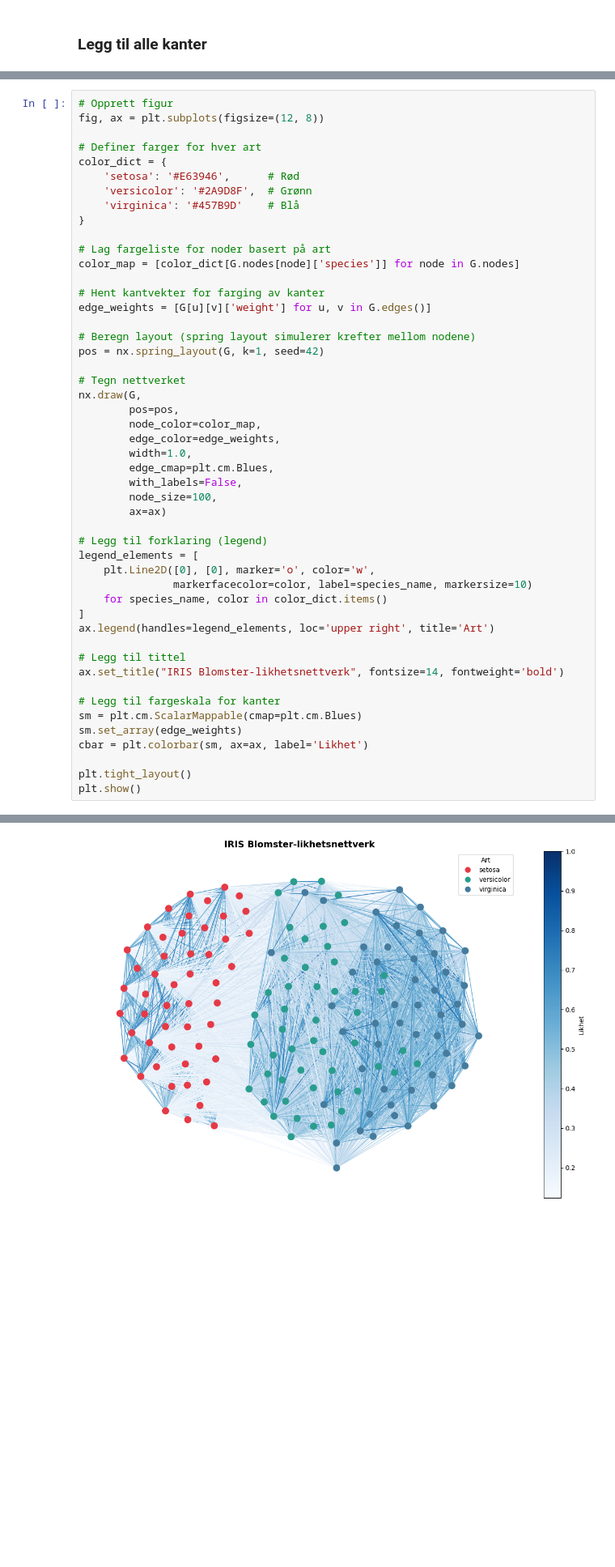
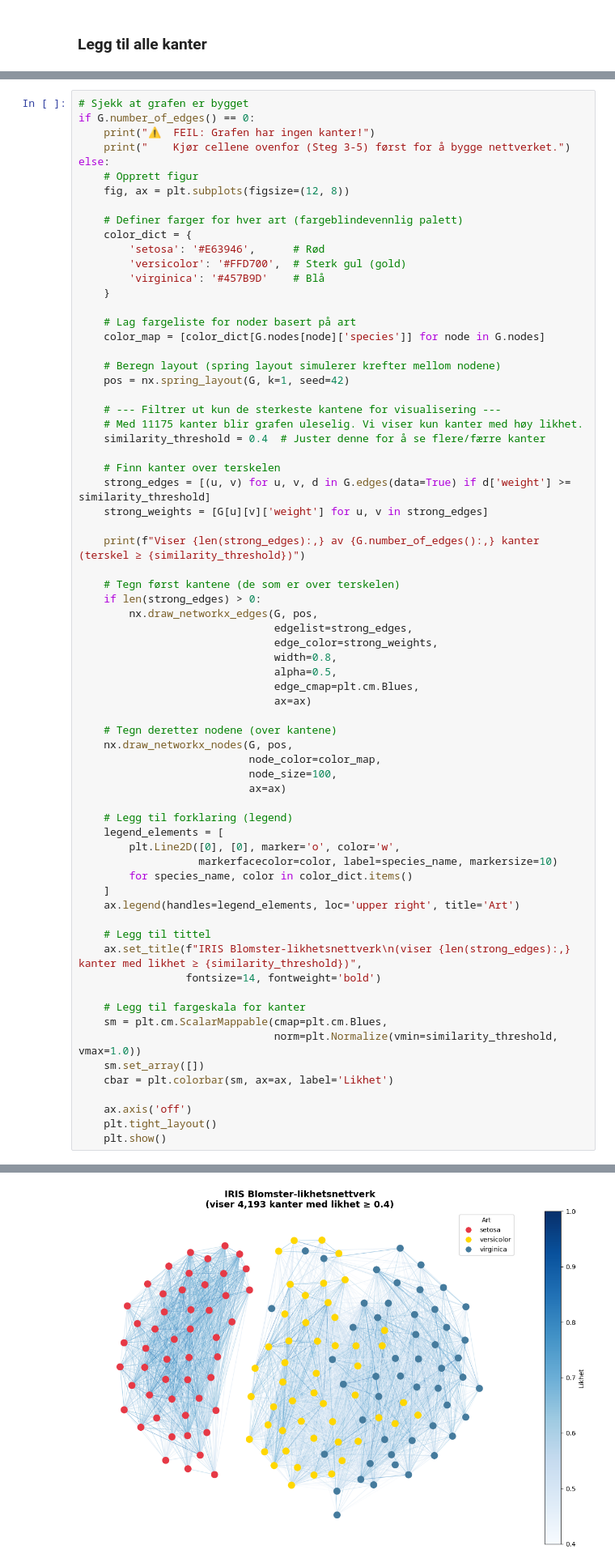
Before and after one commit to arvidl/ELMED219-2026, a Jupyter notebook: Lab1-NetworkSci-PSN/notebooks/02-pasient_likhetsnettverk_iris.ipynb, the cells around one changed output, grey strips where cells are left out. Shown at 81% size. Cells and saved outputs as stored; diff of their text form; blank space fills up the shorter version.

```diff
--- a/Lab1-NetworkSci-PSN/notebooks/02-pasient_likhetsnettverk_iris.ipynb
+++ b/Lab1-NetworkSci-PSN/notebooks/02-pasient_likhetsnettverk_iris.ipynb
@@ -271,52 +389,72 @@ Eksempler på kantvekter (likhet):
 
 Nå kommer det spennende – å se nettverket! Vi farger nodene etter art og kantene etter likhetsstyrke.
 # %%
-# Opprett figur
-fig, ax = plt.subplots(figsize=(12, 8))
+# Sjekk at grafen er bygget
+if G.number_of_edges() == 0:
+    print("⚠️  FEIL: Grafen har ingen kanter!")
+    print("    Kjør cellene ovenfor (Steg 3-5) først for å bygge nettverket.")
+else:
+    # Opprett figur
+    fig, ax = plt.subplots(figsize=(12, 8))
 
-# Definer farger for hver art
-color_dict = {
-    'setosa': '#E63946',      # Rød
-    'versicolor': '#2A9D8F',  # Grønn
-    'virginica': '#457B9D'    # Blå
-}
+    # Definer farger for hver art (fargeblindevennlig palett)
+    color_dict = {
+        'setosa': '#E63946',      # Rød
+        'versicolor': '#FFD700',  # Sterk gul (gold)
+        'virginica': '#457B9D'    # Blå
+    }
 
-# Lag fargeliste for noder basert på art
-color_map = [color_dict[G.nodes[node]['species']] for node in G.nodes]
+    # Lag fargeliste for noder basert på art
+    color_map = [color_dict[G.nodes[node]['species']] for node in G.nodes]
 
-# Hent kantvekter for farging av kanter
-edge_weights = [G[u][v]['weight'] for u, v in G.edges()]
+    # Beregn layout (spring layout simulerer krefter mellom nodene)
+    pos = nx.spring_layout(G, k=1, seed=42)
 
-# Beregn layout (spring layout simulerer krefter mellom nodene)
-pos = nx.spring_layout(G, k=1, seed=42)
+    # --- Filtrer ut kun de sterkeste kantene for visualisering ---
+    # Med 11175 kanter blir grafen uleselig. Vi viser kun kanter med høy likhet.
+    similarity_threshold = 0.4  # Juster denne for å se flere/færre kanter
 
-# Tegn nettverket
-nx.draw(G,
-        pos=pos,
-        node_color=color_map,
-        edge_color=edge_weights,
-        width=1.0,
-        edge_cmap=plt.cm.Blues,
-        with_labels=False,
-        node_size=100,
-        ax=ax)
+    # Finn kanter over terskelen
+    strong_edges = [(u, v) for u, v, d in G.edges(data=True) if d['weight'] >= similarity_threshold]
+    strong_weights = [G[u][v]['weight'] for u, v in strong_edges]
 
-# Legg til forklaring (legend)
-legend_elements = [
-    plt.Line2D([0], [0], marker='o', color='w',
-               markerfacecolor=color, label=species_name, markersize=10)
-    for species_name, color in color_dict.items()
-]
-ax.legend(handles=legend_elements, loc='upper right', title='Art')
+    print(f"Viser {len(strong_edges):,} av {G.number_of_edges():,} kanter (terskel ≥ {similarity_threshold})")
 
-# Legg til tittel
-ax.set_title("IRIS Blomster-likhetsnettverk", fontsize=14, fontweight='bold')
+    # Tegn først kantene (de som er over terskelen)
+    if len(strong_edges) > 0:
+        nx.draw_networkx_edges(G, pos,
+                               edgelist=strong_edges,
+                               edge_color=strong_weights,
+                               width=0.8,
+                               alpha=0.5,
+                               edge_cmap=plt.cm.Blues,
+                               ax=ax)
 
-# Legg til fargeskala for kanter
-sm = plt.cm.ScalarMappable(cmap=plt.cm.Blues)
-sm.set_array(edge_weights)
-cbar = plt.colorbar(sm, ax=ax, label='Likhet')
+    # Tegn deretter nodene (over kantene)
+    nx.draw_networkx_nodes(G, pos,
+                           node_color=color_map,
+                           node_size=100,
+                           ax=ax)
 
-plt.tight_layout()
-plt.show()
+    # Legg til forklaring (legend)
+    legend_elements = [
+        plt.Line2D([0], [0], marker='o', color='w',
+                   markerfacecolor=color, label=species_name, markersize=10)
+        for species_name, color in color_dict.items()
+    ]
+    ax.legend(handles=legend_elements, loc='upper right', title='Art')
+
+    # Legg til tittel
+    ax.set_title(f"IRIS Blomster-likhetsnettverk\n(viser {len(strong_edges):,} kanter med likhet ≥ {similarity_threshold})",
+                 fontsize=14, fontweight='bold')
+
+    # Legg til fargeskala for kanter
+    sm = plt.cm.ScalarMappable(cmap=plt.cm.Blues,
+                               norm=plt.Normalize(vmin=similarity_threshold, vmax=1.0))
+    sm.set_array([])
+    cbar = plt.colorbar(sm, ax=ax, label='Likhet')
+
+    ax.axis('off')
+    plt.tight_layout()
+    plt.show()
 # %% [output]
@@ -323 +462 @@ plt.show()
-[figure, old version]
+[figure, new version]
```
Also changed, not shown: parts of 26 cells of this notebook, 2 other files.
